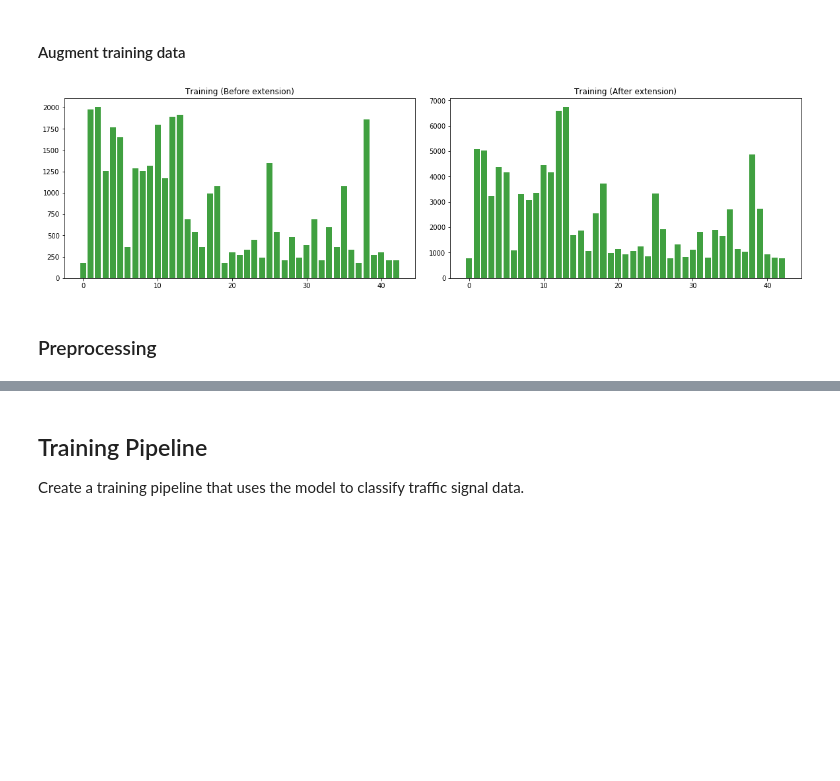
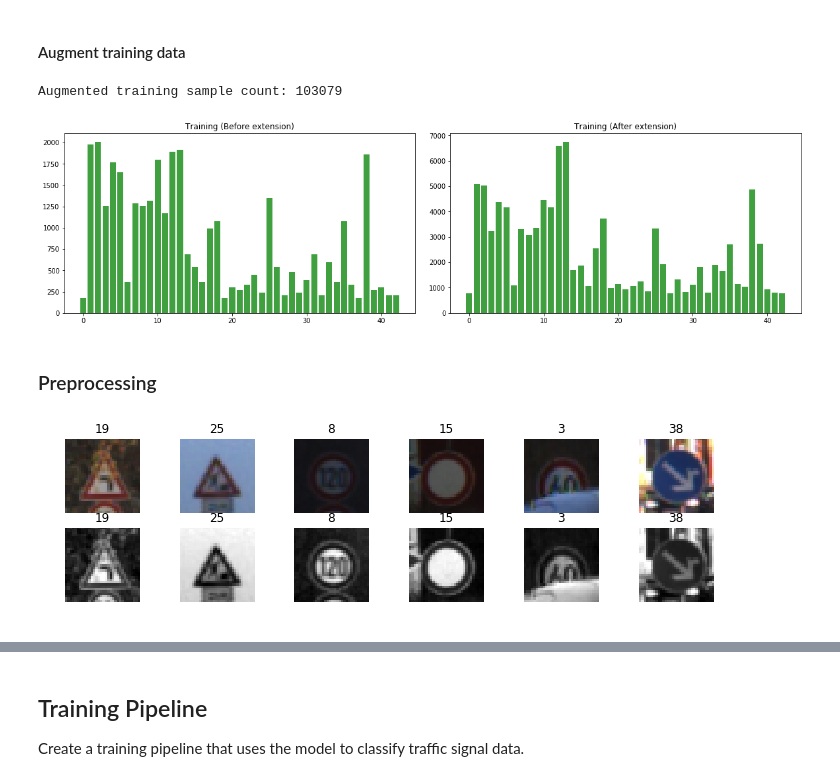
Before and after one commit to hafizur-rahman/CarND-Traffic-Sign-Classifier-Project, a Jupyter notebook: Traffic_Sign_Classifier.ipynb, the cells around one changed output, grey strips where cells are left out. Drawn from its saved outputs; the diff is of its cells as text; code cells hidden in the pictures; blank space fills up the shorter version.

```diff
--- a/Traffic_Sign_Classifier.ipynb
+++ b/Traffic_Sign_Classifier.ipynb
@@ -411,6 +413,7 @@ y_train_augmented = np.concatenate((y_train,
                                     np.array(hist_eq_labels),
                                     np.array(gamma_adj_labels)))
 
+print("Augmented training sample count: {}".format(y_train_augmented.shape[0]))
 
 fig, axs = plt.subplots(1, 2, figsize=(20, 5))
 fig.subplots_adjust(hspace=0.1, wspace=0.1)
@@ -420,8 +423,10 @@ for i, dataset in zip(range(2), [("Training (Before extension)", y_train), ("Tra
     hist, bins = np.histogram(dataset[1], bins=range(44))
     axs[i].bar(range(43), hist, facecolor='g', alpha=0.75)
     axs[i].set_title(dataset[0])
-plt.show()
+
+plt.savefig("examples/augmented-data-distribution.jpg")
 # %% [output]
+Augmented training sample count: 103079
 [figure]
 # %% [markdown]
 ### Preprocessing
@@ -430,6 +435,23 @@ X_train_gray = grayscale(X_train)
 X_train_augmented_gray = grayscale(X_train_augmented)
 X_valid_gray = grayscale(X_valid)
 X_test_gray = grayscale(X_test)
+# %%
+f, cells = plt.subplots(2, n_cells, figsize=(12,3))
+
+for i in range(0, n_cells):
+    indx = rnd.randint(1, len(y_train))
+
+    cells[0, i].imshow(X_train[indx])
+    cells[0, i].axis('off')
+    cells[0, i].set_title(y_train[indx])
+
+    cells[1, i].imshow(np.squeeze(X_train_gray[indx]), cmap='gray')
+    cells[1, i].axis('off')
+    cells[1, i].set_title(y_train[indx])
+
+plt.savefig("examples/grayscale.jpg")
+# %% [output]
+[figure, added]
 # %% [markdown]
 ## Implement LeNet-5
 Implement the [LeNet-5](http://yann.lecun.com/exdb/lenet/) neural network architecture.
```
Also changed, not shown: parts of 8 cells of this notebook, 9 other files.
